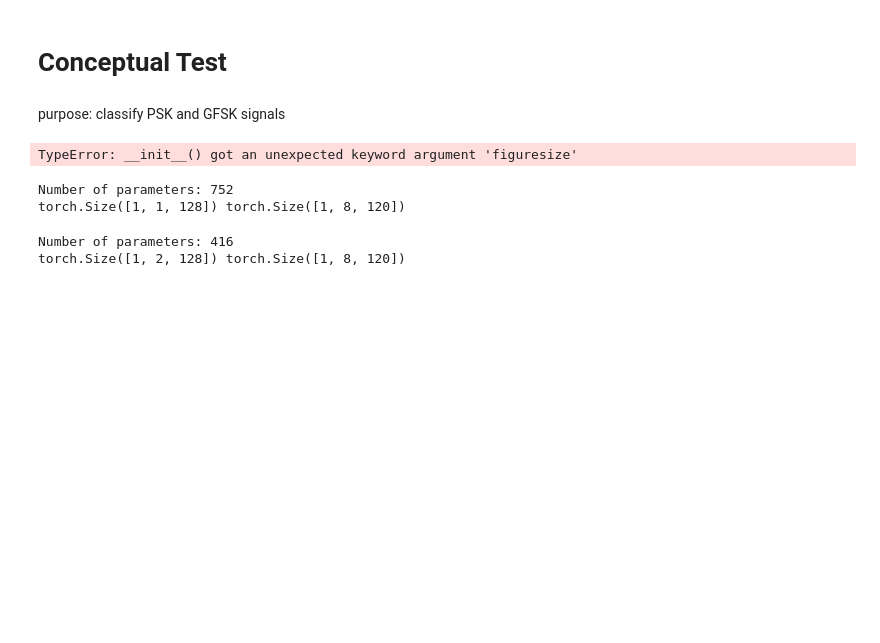
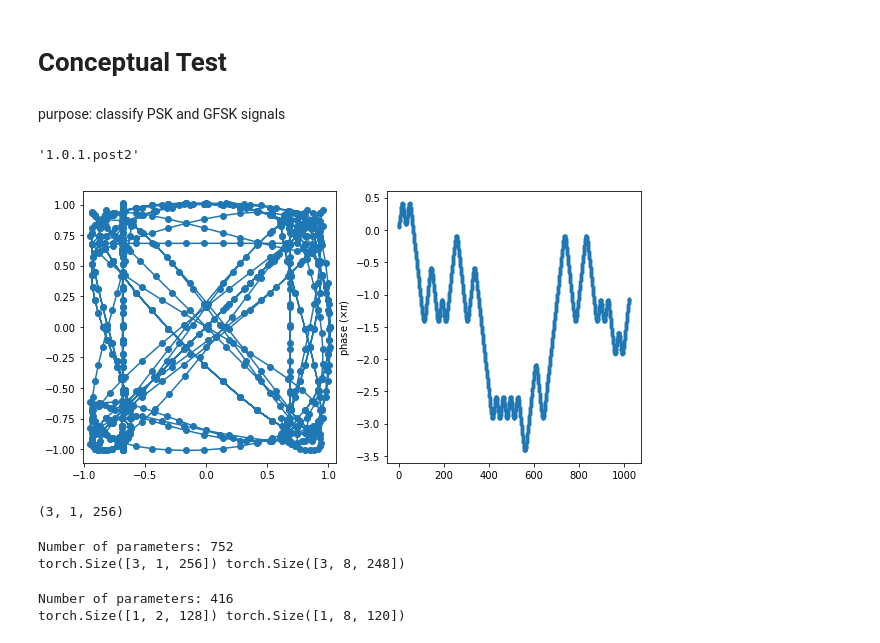
Before and after one commit to planewave/RF_neural_net, a Jupyter notebook: play_ground.ipynb, the cells around one changed output. Cells and saved outputs as stored; diff of their text form; code cells hidden in the pictures; blank space fills up the shorter version.

```diff
--- a/play_ground.ipynb
+++ b/play_ground.ipynb
@@ -6,23 +6,33 @@ purpose: classify PSK and GFSK signals
 import numpy as np
 import matplotlib.pyplot as plt
 from lib import sig_gen
-# import torch
-# import torch.nn as nn
+import torch
+import torch.nn as nn
 # import torch.optim
-# torch.__version__
+torch.__version__
+# %% [output]
+'1.0.1.post2'
 # %%
-fig, ax = plt.subplots(1, 2, figuresize=(10, 5))
+fig, ax = plt.subplots(1, 2, figsize=(10, 5))
 sig = sig_gen.psk_gen()
 ax[0].plot(sig.imag, sig.real, marker='o')
 ax[0].axis('equal')
 
 sig = sig_gen.gfsk_gen()
 phase = np.unwrap(np.angle(sig))
 ax[1].plot(phase/np.pi, marker='.')
-# ax[1].ylabel('phase ('r'$\times \pi$)')
+plt.ylabel('phase ('r'$\times \pi$)')
 plt.show()
 # %% [output]
-TypeError: __init__() got an unexpected keyword argument 'figuresize'
+[figure, added]
+# %%
+sig2 = np.vstack((sig, sig, sig))
+sig2 = np.expand_dims(sig2, 1)[:, :, 0:-1: 4]
+
+# sig2 = np.matlib.repmat(sig, 3, 1)
+sig2.shape
+# %% [output]
+(3, 1, 256)
 # %%
 class CVcnn(torch.nn.Module):
     def __init__(self):
@@ -47,14 +57,14 @@ class CVcnn(torch.nn.Module):
 net = CVcnn()
 print('Number of parameters: {}'.format(sum(p.numel() for p in net.parameters())))
 
-x_r = torch.from_numpy(sig.real).float().view(1, 1, -1)
-x_i = torch.from_numpy(sig.imag).float().view(1, 1, -1)
+x_r = torch.from_numpy(sig2.real).float()
+x_i = torch.from_numpy(sig2.imag).float()
 y_r, y_i = net(x_r, x_i)
 
 print(x_r.shape, y_r.shape)
 # %% [output]
 Number of parameters: 752
-torch.Size([1, 1, 128]) torch.Size([1, 8, 120])
+torch.Size([3, 1, 256]) torch.Size([3, 8, 248])
 # %%
 class RVcnn(torch.nn.Module):
     def __init__(self):
```
